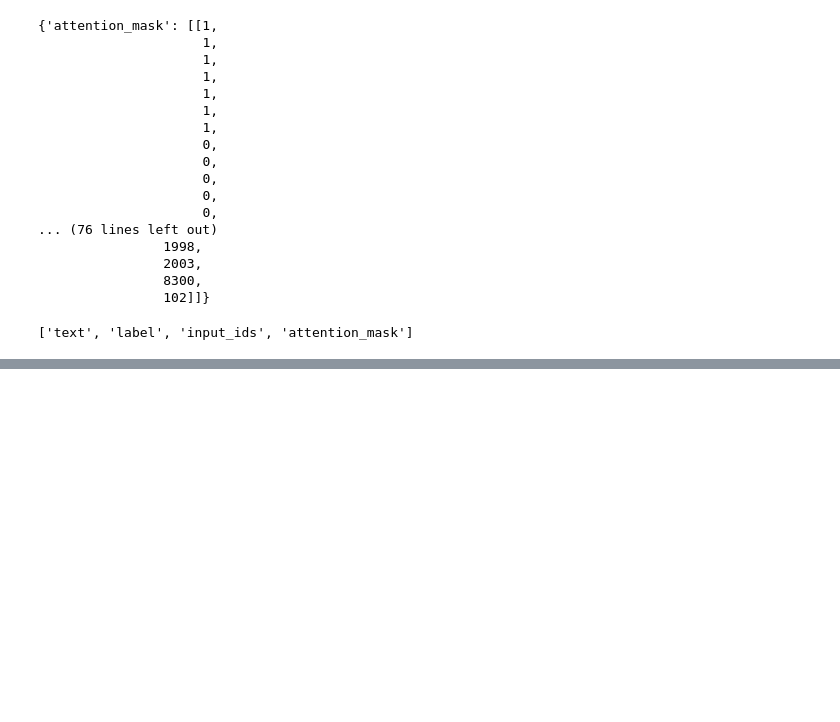
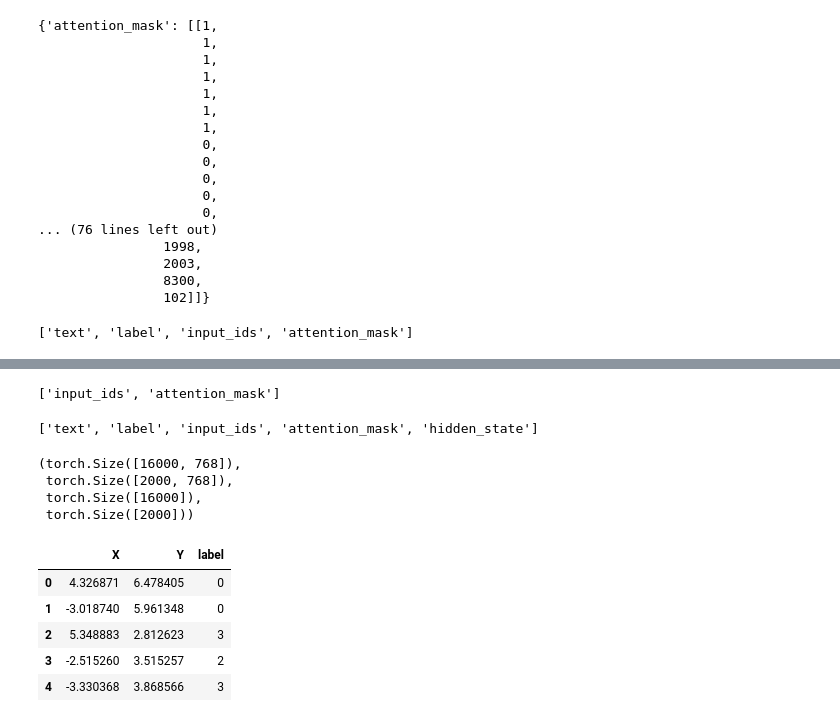
Before and after one commit to AJAkil/All-things-AI, a Jupyter notebook: TF_book_Ch_2.ipynb, the cells around one changed output, grey strips where cells are left out. Saved outputs shown, nothing was run; the diff lists cells and outputs as text; code cells hidden in the pictures; blank space fills up the shorter version.

```diff
--- a/TF_book_Ch_2.ipynb
+++ b/TF_book_Ch_2.ipynb
@@ -225,0 +225,6 @@ print(emotions_encoded['train'].column_names)
+# %%
+inputs = {k: v.to(device) for k,v in inputs.items()}
+with torch.no_grad():
+  outputs = model(**inputs)
+
+print(outputs.last_hidden_state.shape) # batch size, tokens, vector size of each tokens
@@ -225,0 +237,4 @@ print(emotions_encoded['train'].column_names)
+# %%
+tokenizer.model_input_names
+# %% [output]
+['input_ids', 'attention_mask']
@@ -225,0 +254,31 @@ print(emotions_encoded['train'].column_names)
+# %%
+emotions_hidden_state['train'].column_names
+# %% [output]
+['text', 'label', 'input_ids', 'attention_mask', 'hidden_state']
+# %%
+X_train = emotions_hidden_state['train']['hidden_state']
+X_valid = emotions_hidden_state['validation']['hidden_state']
+y_train = emotions_hidden_state['train']['label']
+y_valid = emotions_hidden_state['validation']['label']
+X_train.shape, X_valid.shape, y_train.shape, y_valid.shape
+# %% [output]
+(torch.Size([16000, 768]),
+ torch.Size([2000, 768]),
+ torch.Size([16000]),
+ torch.Size([2000]))
+# %%
+# Scale features to [0,1] range
+X_scaled = MinMaxScaler().fit_transform(X_train)
+# Initialize and fit UMAP
+mapper = UMAP(n_components=2, metric="cosine").fit(X_scaled)
+# Create a DataFrame of 2D embeddings
+df_emb = pd.DataFrame(mapper.embedding_, columns=["X", "Y"])
+df_emb["label"] = y_train
+df_emb.head()
+# %% [output]
+|  | X | Y | label |
+| 0 | 4.326871 | 6.478405 | 0 |
+| 1 | -3.018740 | 5.961348 | 0 |
+| 2 | 5.348883 | 2.812623 | 3 |
+| 3 | -2.515260 | 3.515257 | 2 |
+| 4 | -3.330368 | 3.868566 | 3 |
```
Also changed, not shown: parts of 23 cells of this notebook.
